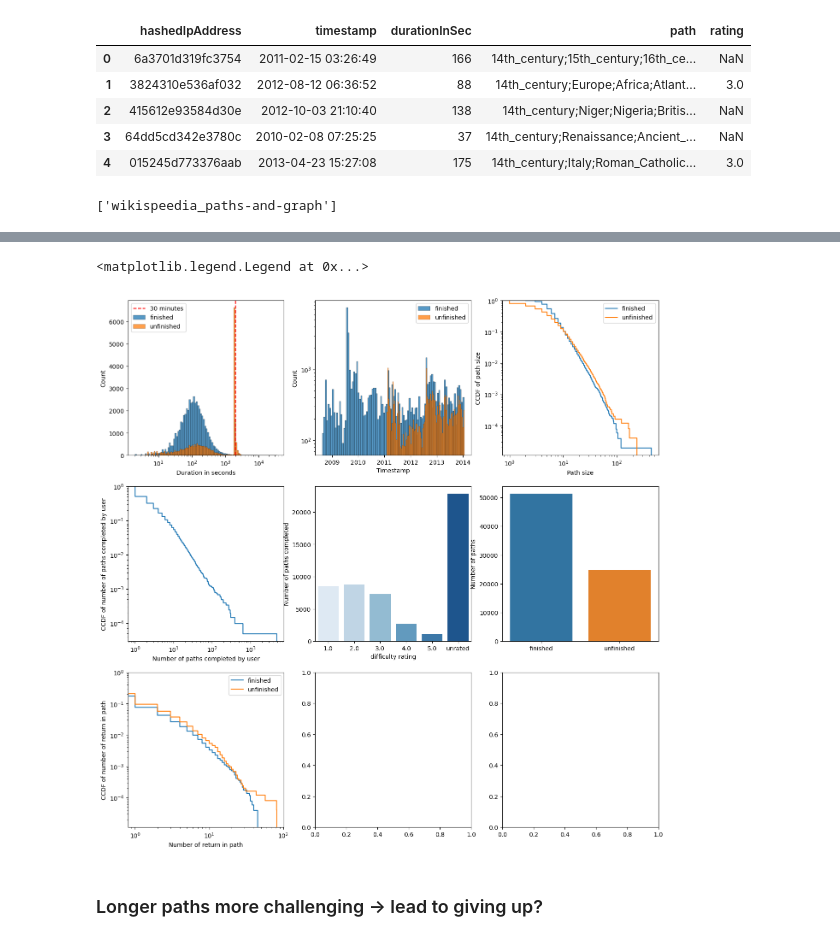
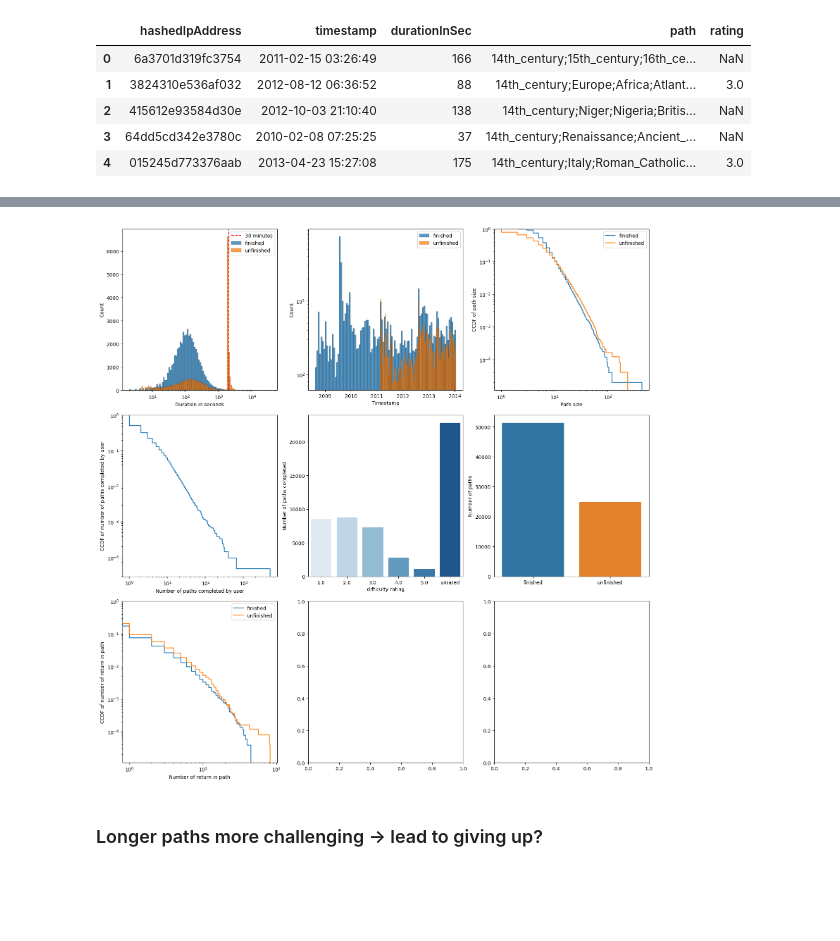
Before and after one commit to epfl-ada/ada-2023-project-adamants, a Jupyter notebook: visualizations.ipynb, the cells around one changed output, grey strips where cells are left out. Cells and saved outputs as stored; diff of their text form; code cells hidden in the pictures; blank space fills up the shorter version.

```diff
--- a/visualizations.ipynb
+++ b/visualizations.ipynb
@@ -21,11 +21,6 @@ paths_finished.head()
 | 2 | 415612e93584d30e | 2012-10-03 21:10:40 | 138 | 14th_century;Niger;Nigeria;Britis... | NaN |
 | 3 | 64dd5cd342e3780c | 2010-02-08 07:25:25 | 37 | 14th_century;Renaissance;Ancient_... | NaN |
 | 4 | 015245d773376aab | 2013-04-23 15:27:08 | 175 | 14th_century;Italy;Roman_Catholic... | 3.0 |
-# %%
-import os
-os.listdir('./data')
-# %% [output]
-['wikispeedia_paths-and-graph']
 # %%
 paths_unfinished= pd.read_csv(PATHS_UNFINISHED, sep='\t', header=None, names=['hashedIpAddress', 'timestamp', 'durationInSec', 'path', 'target', 'type'], encoding='utf-8', skiprows=17).copy(deep=True)
 paths_unfinished["timestamp"] = pd.to_datetime(paths_unfinished["timestamp"], unit='s')
@@ -56,35 +51,35 @@ axs[0,1].set_xlabel('Timestamp')
 axs[0,1].legend()
 
 #size of the path in log scale
 sns.ecdfplot(paths_finished['path'].str.split(';').str.len(), label='finished', ax=axs[0,2], complementary=True).set(xscale='log',yscale='log', ylabel='CCDF of path size', xlabel='Path size')
 sns.ecdfplot(paths_unfinished['path'].str.split(';').str.len(), label='unfinished', ax=axs[0,2], complementary=True).set(xscale='log',yscale='log', ylabel='CCDF of path size', xlabel='Path size')
 axs[0,2].legend()
 
 #number of paths completed by user with in x the number of paths and in y the number of users using the ccdf
 combined_users = pd.concat([paths_finished['hashedIpAddress'], paths_unfinished['hashedIpAddress']])
 sns.ecdfplot(combined_users.value_counts(), ax=axs[1,0], complementary=True).set(xscale='log',yscale='log', ylabel='CCDF of number of paths completed by user', xlabel='Number of paths completed by user')
 
 #rating distribution
 n_unrated = paths_finished['rating'].isna().sum()
 x = paths_finished['rating'].value_counts().index.values
 #sort the values since 2 is before 1
 y = paths_finished['rating'].value_counts().values[x.argsort()]
 x.sort()
 #add the number of unrated paths
 x = np.append(x, 'unrated')
 y = np.append(y, n_unrated)
 sns.barplot(x=x, y=y, palette="Blues",ax=axs[1,1]).set(ylabel='Number of paths completed', xlabel='difficulty rating')
 
 #number of unfinished paths and finished paths
 sns.barplot(x=['finished', 'unfinished'], y=[len(paths_finished), len(paths_unfinished)], ax=axs[1,2]).set(ylabel='Number of paths', xlabel='')
 
 #number of return in the path ("<")
 sns.ecdfplot(paths_finished['path'].str.count('<'), label='finished', ax=axs[2,0], complementary=True).set(xscale='log',yscale='log', ylabel='CCDF of number of return in path', xlabel='Number of return in path')
 sns.ecdfplot(paths_unfinished['path'].str.count('<'), label='unfinished', ax=axs[2,0], complementary=True).set(xscale='log',yscale='log', ylabel='CCDF of number of return in path', xlabel='Number of return in path')
 axs[2,0].legend()
+plt.tight_layout()
 # %% [output]
-<matplotlib.legend.Legend at 0x...>
-[figure, old version]
+[figure, new version]
 # %% [markdown]
 ### Longer paths more challenging -> lead to giving up?
 # %%
```
